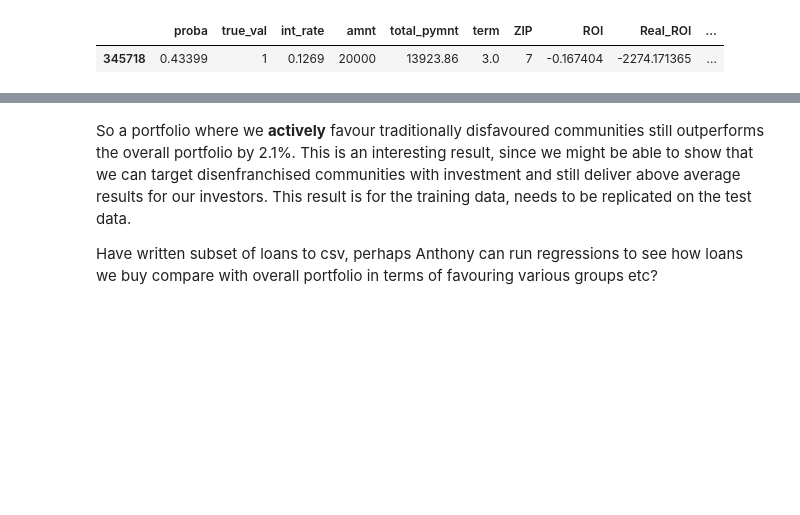
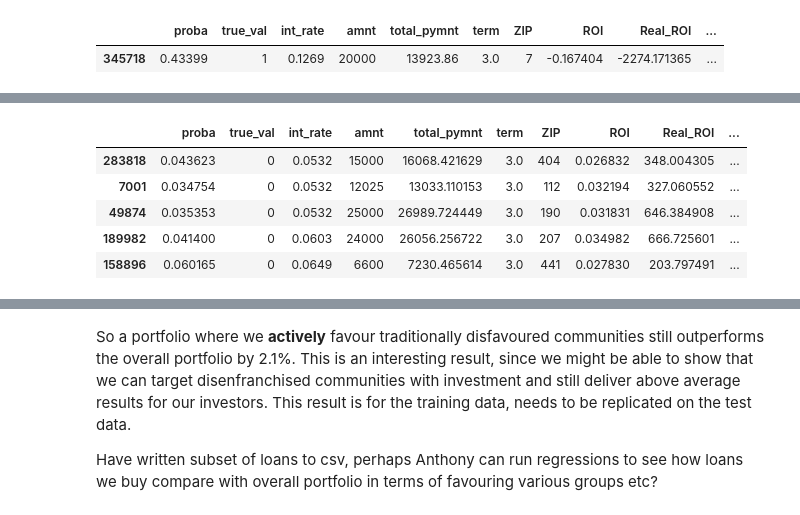
Before and after one commit to bhavenp/209A-FinalProject, a Jupyter notebook: hugo/Final_Fairness_Adjustment.ipynb, the cells around one changed output, grey strips where cells are left out. Saved outputs shown, nothing was run; the diff lists cells and outputs as text; code cells hidden in the pictures; blank space fills up the shorter version.

```diff
--- a/hugo/Final_Fairness_Adjustment.ipynb
+++ b/hugo/Final_Fairness_Adjustment.ipynb
@@ -136,3 +144,12 @@ loans_to_buy_test.shape
+# %%
+loans_to_buy_test.head()
+# %% [output]
+|  | proba | true_val | int_rate | amnt | total_pymnt | term | ZIP | ROI | Real_ROI | ... |
+| 283818 | 0.043623 | 0 | 0.0532 | 15000 | 16068.421629 | 3.0 | 404 | 0.026832 | 348.004305 | ... |
+| 7001 | 0.034754 | 0 | 0.0532 | 12025 | 13033.110153 | 3.0 | 112 | 0.032194 | 327.060552 | ... |
+| 49874 | 0.035353 | 0 | 0.0532 | 25000 | 26989.724449 | 3.0 | 190 | 0.031831 | 646.384908 | ... |
+| 189982 | 0.041400 | 0 | 0.0603 | 24000 | 26056.256722 | 3.0 | 207 | 0.034982 | 666.725601 | ... |
+| 158896 | 0.060165 | 0 | 0.0649 | 6600 | 7230.465614 | 3.0 | 441 | 0.027830 | 203.797491 | ... |
 # %%
 return_ROI = np.sum(loans_to_buy_train.Real_ROI)/np.sum(loans_to_buy_train.annualized_amnt)
 portfolio_ROI = np.sum(train_final.Real_ROI)/np.sum(train_final.annualized_amnt)
```
Also changed, not shown: parts of 14 cells of this notebook, 6 other files.
